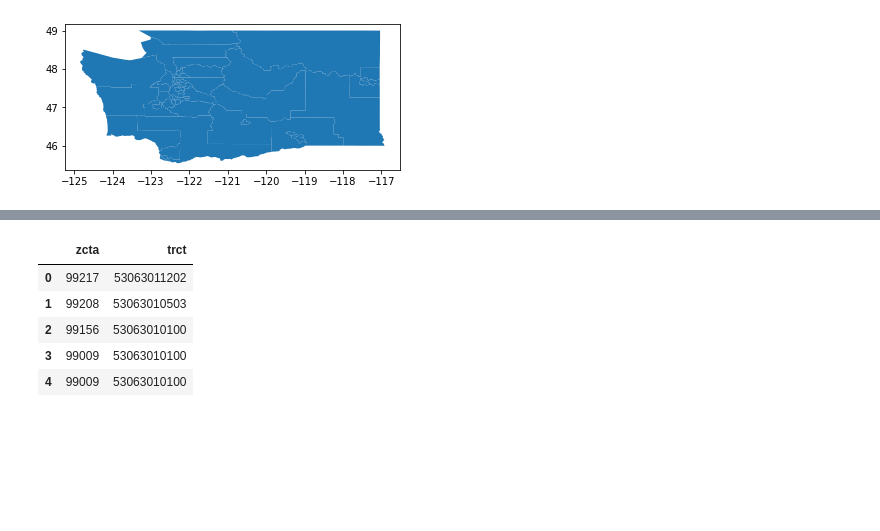
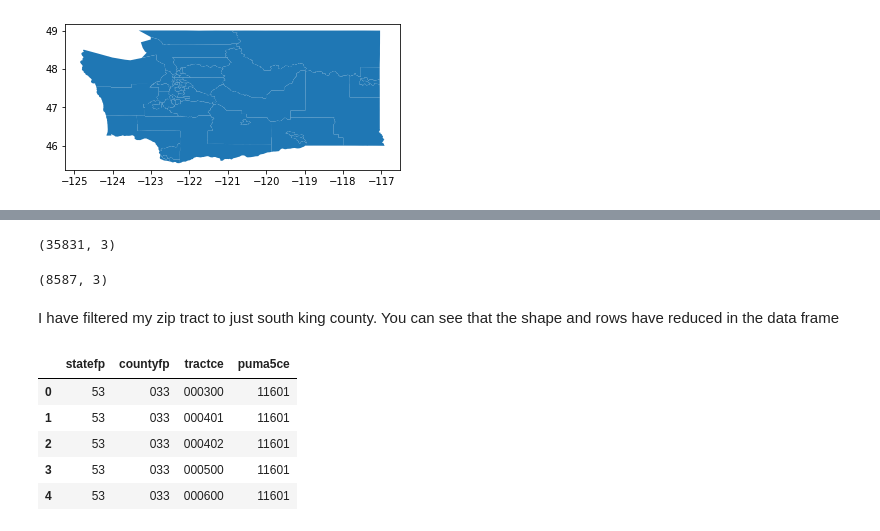
Before and after one commit to soledadmusella/opportunity_youth, a Jupyter notebook: notebooks/exploratory/Map.ipynb, the cells around one changed output, grey strips where cells are left out. Saved outputs shown, nothing was run; the diff lists cells and outputs as text; code cells hidden in the pictures; blank space fills up the shorter version.

```diff
--- a/notebooks/exploratory/Map.ipynb
+++ b/notebooks/exploratory/Map.ipynb
@@ -91,0 +118,4 @@ zcta_trct = pd.read_csv('/Users/aqureshi/Desktop/DS_021720/opportunity_youth/dat
+# %%
+tract_puma = pd.read_csv('../../data/processed/trct_puma.csv', dtype=str) #the tractce was seen as an int and inorder for it to be seen as a string,
+#I needed to convert it so that I can match trct to tractce
+tract_puma.head()
@@ -92,9 +155,19 @@ zcta_trct = pd.read_csv('/Users/aqureshi/Desktop/DS_021720/opportunity_youth/dat
+# %%
+tract_zip.shape
+# %% [output]
+(35831, 3)
+# %%
+tract_zip_sk.shape
+# %% [output]
+(8587, 3)
+# %% [markdown]
+I have filtered my zip tract to just south king county. You can see that the shape and rows have reduced in the data frame
 # %%
-zcta_trct.head()
+tract_puma.head()
 # %% [output]
-|  | zcta | trct |
-| 0 | 99217 | 53063011202 |
-| 1 | 99208 | 53063010503 |
-| 2 | 99156 | 53063010100 |
-| 3 | 99009 | 53063010100 |
-| 4 | 99009 | 53063010100 |
+|  | statefp | countyfp | tractce | puma5ce |
+| 0 | 53 | 033 | 000300 | 11601 |
+| 1 | 53 | 033 | 000401 | 11601 |
+| 2 | 53 | 033 | 000402 | 11601 |
+| 3 | 53 | 033 | 000500 | 11601 |
+| 4 | 53 | 033 | 000600 | 11601 |
```
Also changed, not shown: parts of 31 cells of this notebook, 9 other files.
